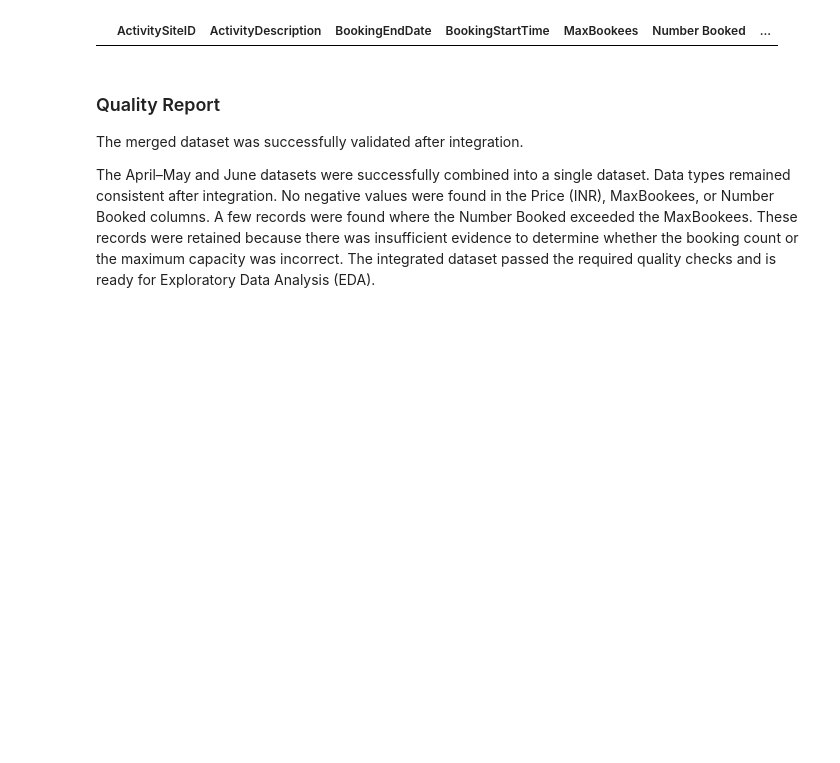
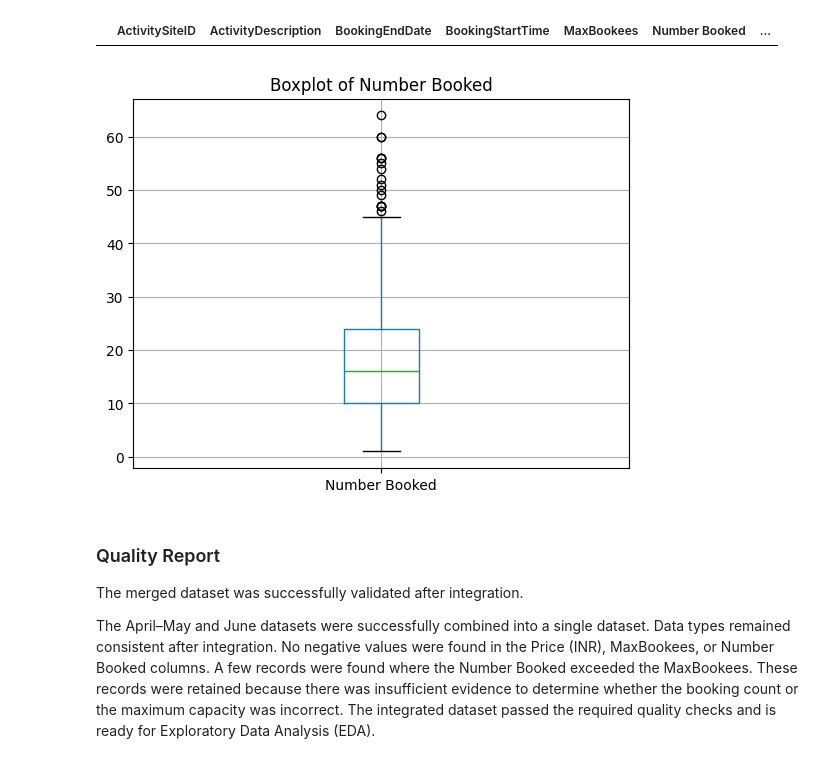
Before and after one commit to yogeshwartribhuvan2972-max/Dynamic-Pricing-Strategies-for-Fitness-Classes, a Jupyter notebook: Data_Preparation.ipynb, the cells around one changed output. Saved outputs shown, nothing was run; the diff lists cells and outputs as text; code cells hidden in the pictures; blank space fills up the shorter version.

```diff
--- a/Data_Preparation.ipynb
+++ b/Data_Preparation.ipynb
@@ -622,6 +516,13 @@ fitness_data[
 ]
 # %% [output]
 |  | ActivitySiteID | ActivityDescription | BookingEndDate | BookingStartTime | MaxBookees | Number Booked | ... |
+# %%
+# Visualize the distribution of Number Booked to identify potential outliers
+fitness_data.boxplot(column="Number Booked")
+plt.title("Boxplot of Number Booked")
+plt.show()
+# %% [output]
+[figure, added]
 # %% [markdown]
 ### Quality Report
 The merged dataset was successfully validated after integration.
```
Also changed, not shown: parts of 19 cells of this notebook, 2 other files.
